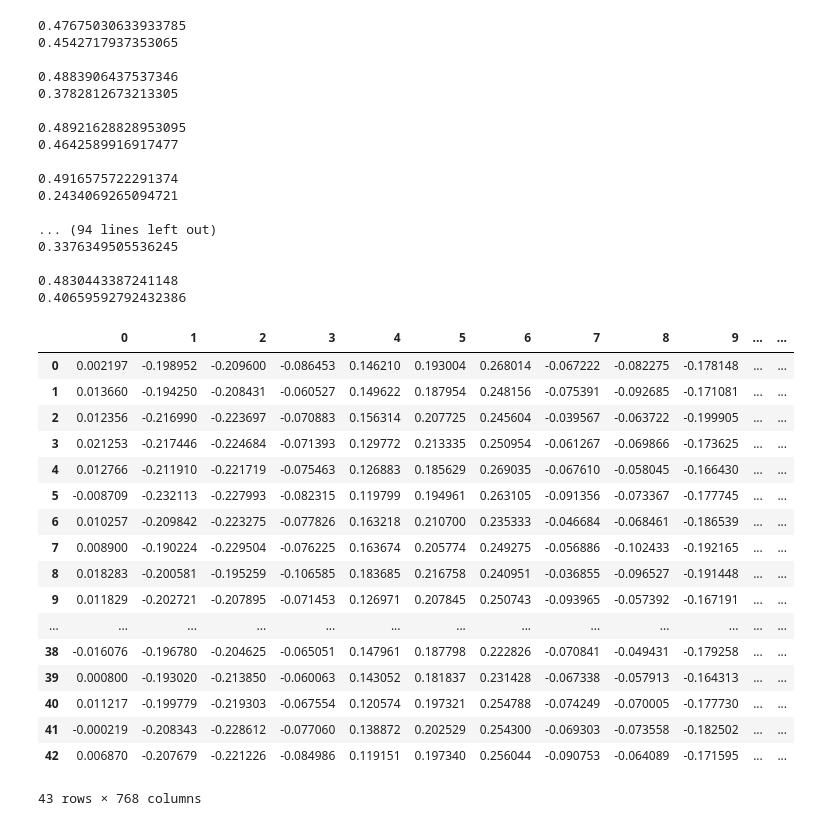
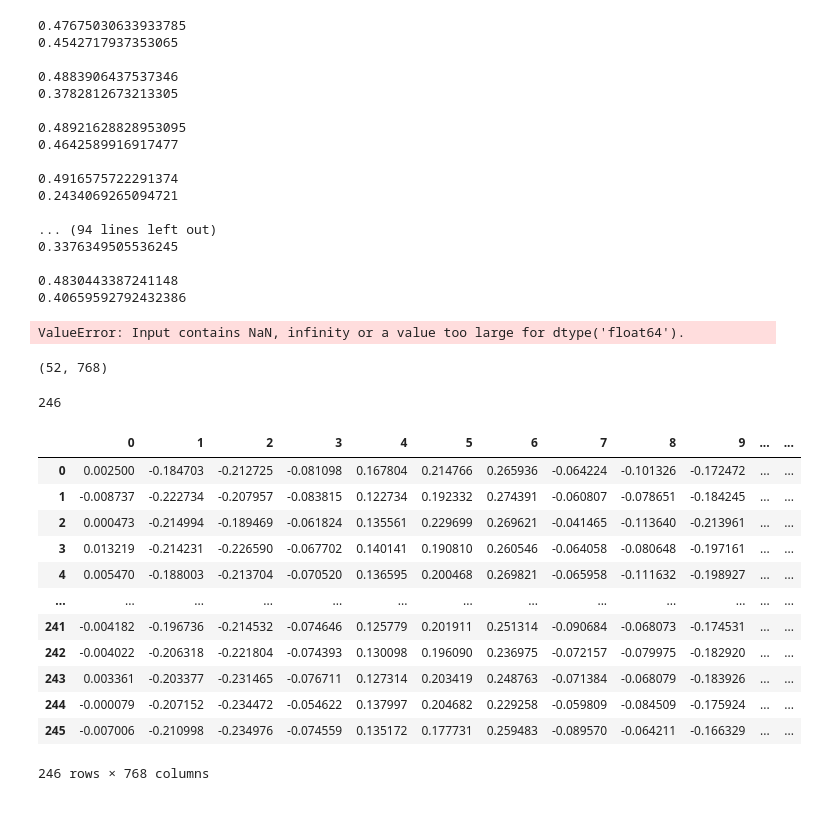
Before and after one commit to GeminiLn/Cross_Document, a Jupyter notebook: notebooks/3.0-concept-construct.ipynb, the cells around one changed output. Saved outputs shown, nothing was run; the diff lists cells and outputs as text; code cells hidden in the pictures.

```diff
--- a/notebooks/3.0-concept-construct.ipynb
+++ b/notebooks/3.0-concept-construct.ipynb
@@ -111,21 +112,28 @@ K_1a_merged = concept_merge(K_1a_merged)
+# %%
+K_7_merged = concept_merge(K_7_merged)
+# %% [output]
+ValueError: Input contains NaN, infinity or a value too large for dtype('float64').
 # %%
-K_1a_merged.shape
+K_7_merged.shape
 # %% [output]
-|  | 0 | 1 | 2 | 3 | 4 | 5 | 6 | 7 | 8 | 9 | ... | ... |
-| 0 | 0.002197 | -0.198952 | -0.209600 | -0.086453 | 0.146210 | 0.193004 | 0.268014 | -0.067222 | -0.082275 | -0.178148 | ... | ... |
-| 1 | 0.013660 | -0.194250 | -0.208431 | -0.060527 | 0.149622 | 0.187954 | 0.248156 | -0.075391 | -0.092685 | -0.171081 | ... | ... |
-| 2 | 0.012356 | -0.216990 | -0.223697 | -0.070883 | 0.156314 | 0.207725 | 0.245604 | -0.039567 | -0.063722 | -0.199905 | ... | ... |
-| 3 | 0.021253 | -0.217446 | -0.224684 | -0.071393 | 0.129772 | 0.213335 | 0.250954 | -0.061267 | -0.069866 | -0.173625 | ... | ... |
-| 4 | 0.012766 | -0.211910 | -0.221719 | -0.075463 | 0.126883 | 0.185629 | 0.269035 | -0.067610 | -0.058045 | -0.166430 | ... | ... |
-| 5 | -0.008709 | -0.232113 | -0.227993 | -0.082315 | 0.119799 | 0.194961 | 0.263105 | -0.091356 | -0.073367 | -0.177745 | ... | ... |
-| 6 | 0.010257 | -0.209842 | -0.223275 | -0.077826 | 0.163218 | 0.210700 | 0.235333 | -0.046684 | -0.068461 | -0.186539 | ... | ... |
-| 7 | 0.008900 | -0.190224 | -0.229504 | -0.076225 | 0.163674 | 0.205774 | 0.249275 | -0.056886 | -0.102433 | -0.192165 | ... | ... |
-| 8 | 0.018283 | -0.200581 | -0.195259 | -0.106585 | 0.183685 | 0.216758 | 0.240951 | -0.036855 | -0.096527 | -0.191448 | ... | ... |
-| 9 | 0.011829 | -0.202721 | -0.207895 | -0.071453 | 0.126971 | 0.207845 | 0.250743 | -0.093965 | -0.057392 | -0.167191 | ... | ... |
-| ... | ... | ... | ... | ... | ... | ... | ... | ... | ... | ... | ... | ... |
-| 38 | -0.016076 | -0.196780 | -0.204625 | -0.065051 | 0.147961 | 0.187798 | 0.222826 | -0.070841 | -0.049431 | -0.179258 | ... | ... |
-| 39 | 0.000800 | -0.193020 | -0.213850 | -0.060063 | 0.143052 | 0.181837 | 0.231428 | -0.067338 | -0.057913 | -0.164313 | ... | ... |
-| 40 | 0.011217 | -0.199779 | -0.219303 | -0.067554 | 0.120574 | 0.197321 | 0.254788 | -0.074249 | -0.070005 | -0.177730 | ... | ... |
-| 41 | -0.000219 | -0.208343 | -0.228612 | -0.077060 | 0.138872 | 0.202529 | 0.254300 | -0.069303 | -0.073558 | -0.182502 | ... | ... |
-| 42 | 0.006870 | -0.207679 | -0.221226 | -0.084986 | 0.119151 | 0.197340 | 0.256044 | -0.090753 | -0.064089 | -0.171595 | ... | ... |
-43 rows × 768 columns
+(52, 768)
+# %%
+len(K_7)
+# %% [output]
+246
+# %%
+K_7
+# %% [output]
+|  | 0 | 1 | 2 | 3 | 4 | 5 | 6 | 7 | 8 | 9 | ... | ... |
+| 0 | 0.002500 | -0.184703 | -0.212725 | -0.081098 | 0.167804 | 0.214766 | 0.265936 | -0.064224 | -0.101326 | -0.172472 | ... | ... |
+| 1 | -0.008737 | -0.222734 | -0.207957 | -0.083815 | 0.122734 | 0.192332 | 0.274391 | -0.060807 | -0.078651 | -0.184245 | ... | ... |
+| 2 | 0.000473 | -0.214994 | -0.189469 | -0.061824 | 0.135561 | 0.229699 | 0.269621 | -0.041465 | -0.113640 | -0.213961 | ... | ... |
+| 3 | 0.013219 | -0.214231 | -0.226590 | -0.067702 | 0.140141 | 0.190810 | 0.260546 | -0.064058 | -0.080648 | -0.197161 | ... | ... |
+| 4 | 0.005470 | -0.188003 | -0.213704 | -0.070520 | 0.136595 | 0.200468 | 0.269821 | -0.065958 | -0.111632 | -0.198927 | ... | ... |
+| ... | ... | ... | ... | ... | ... | ... | ... | ... | ... | ... | ... | ... |
+| 241 | -0.004182 | -0.196736 | -0.214532 | -0.074646 | 0.125779 | 0.201911 | 0.251314 | -0.090684 | -0.068073 | -0.174531 | ... | ... |
+| 242 | -0.004022 | -0.206318 | -0.221804 | -0.074393 | 0.130098 | 0.196090 | 0.236975 | -0.072157 | -0.079975 | -0.182920 | ... | ... |
+| 243 | 0.003361 | -0.203377 | -0.231465 | -0.076711 | 0.127314 | 0.203419 | 0.248763 | -0.071384 | -0.068079 | -0.183926 | ... | ... |
+| 244 | -0.000079 | -0.207152 | -0.234472 | -0.054622 | 0.137997 | 0.204682 | 0.229258 | -0.059809 | -0.084509 | -0.175924 | ... | ... |
+| 245 | -0.007006 | -0.210998 | -0.234976 | -0.074559 | 0.135172 | 0.177731 | 0.259483 | -0.089570 | -0.064211 | -0.166329 | ... | ... |
+246 rows × 768 columns
```
Also changed, not shown: parts of 3 cells of this notebook.
